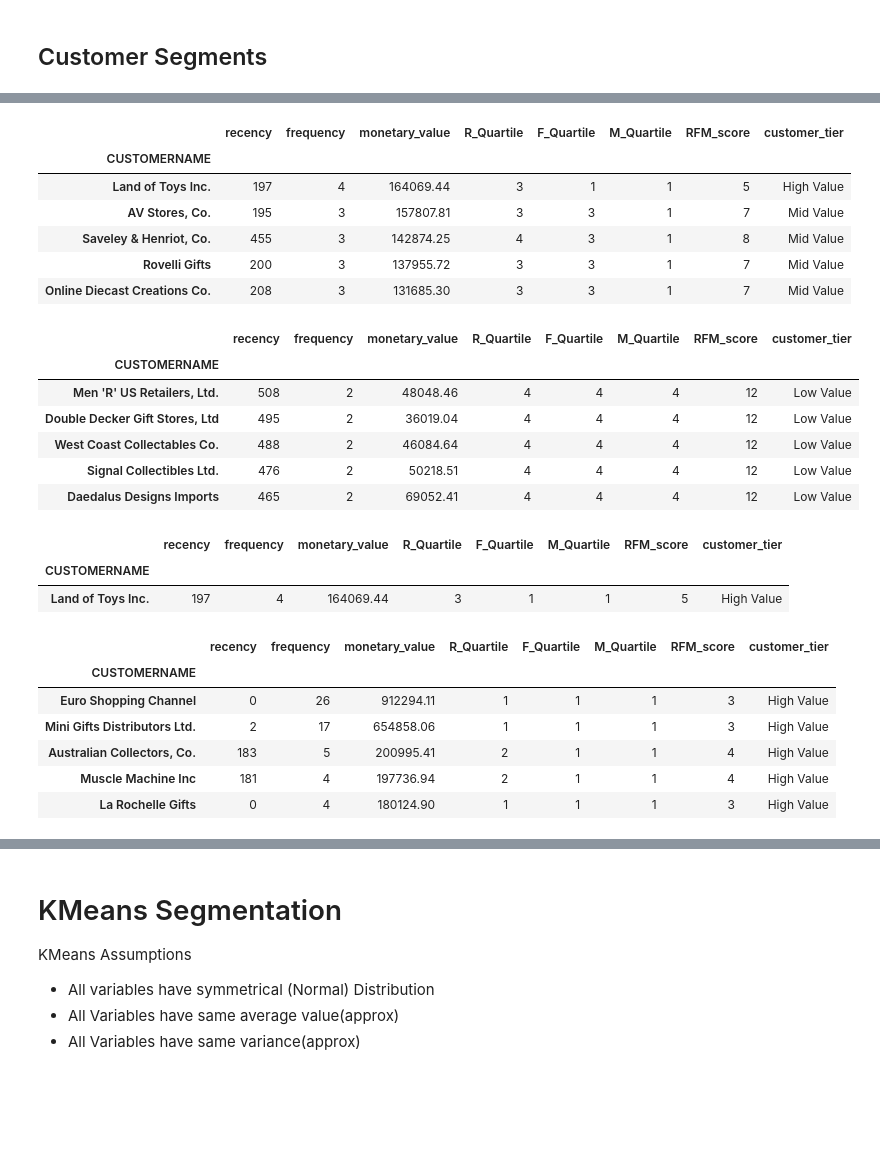
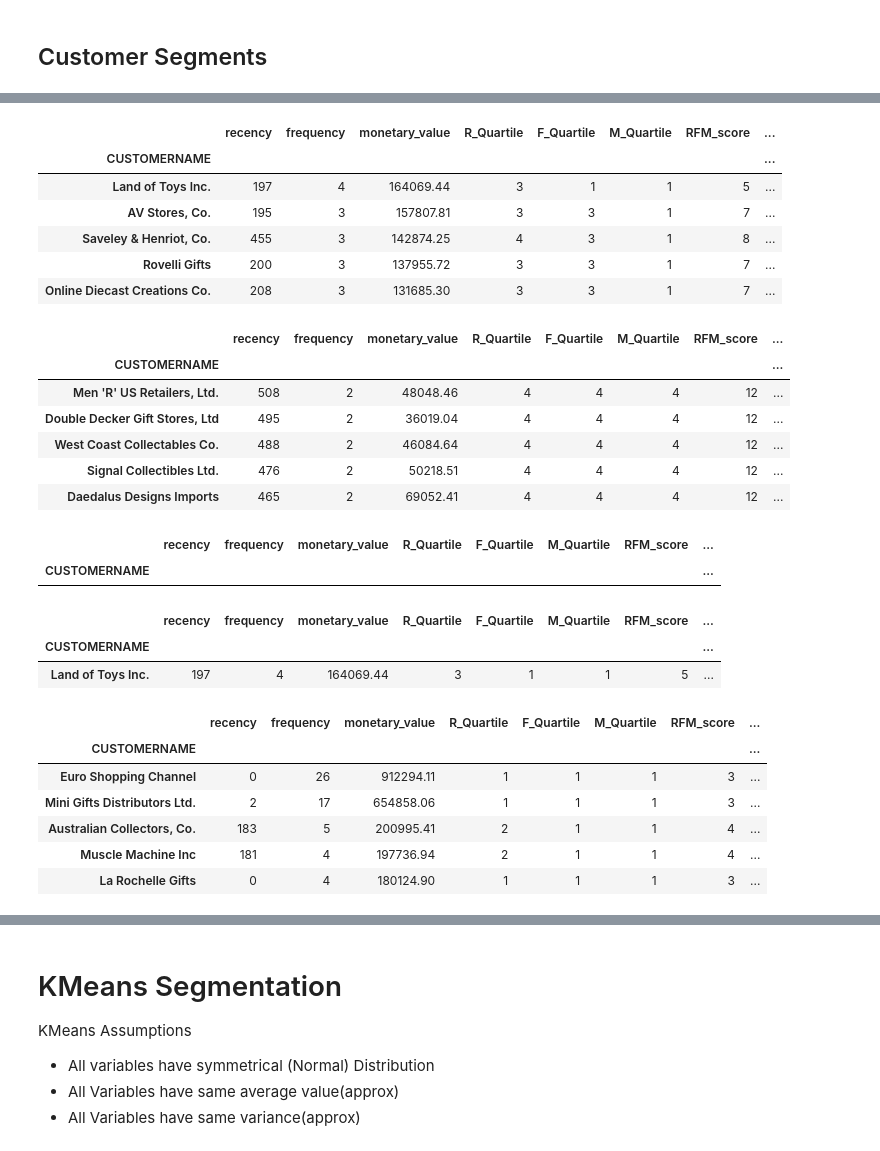
Before and after one commit to bundickm/Sales-Analysis-and-Dashboard, a Jupyter notebook: RFM_Analysis.ipynb, the cells around one changed output, grey strips where cells are left out. Saved outputs shown, nothing was run; the diff lists cells and outputs as text; code cells hidden in the pictures; blank space fills up the shorter version.

```diff
--- a/RFM_Analysis.ipynb
+++ b/RFM_Analysis.ipynb
@@ -149,14 +168,16 @@ rfm_table.head()
 | Anna's Decorations, Ltd | 83 | 4 | 153996.13 | 2 | 1 | 1 | 4 |
 | Atelier graphique | 187 | 3 | 24179.96 | 3 | 3 | 4 | 10 |
 # %%
-def rfm_customer_tier(score):
-  if score <= 5:
-    return 'High Value'
-  elif score <= 9:
-    return 'Mid Value'
+def rfm_customer_grade(score):
+  if score <= 4:
+    return 'A'
+  elif score <= 7:
+    return 'B'
+  elif score <= 10:
+    return 'C'
   else:
-    return 'Low Value'
+    return 'D'
 
-rfm_table['customer_tier'] = rfm_table['RFM_score'].apply(rfm_customer_tier)
+rfm_table['customer_grade'] = rfm_table['RFM_score'].apply(rfm_customer_grade)
 rfm_table.head()
 # %% [output]
@@ -170,7 +191,7 @@ rfm_table.head()
 # %% [markdown]
 ## Customer Segments
 # %%
-def RFM_conditional(recency=None, frequency=None, monetary=None):
+def RFM_segment(recency=None, frequency=None, monetary=None):
   condition = None
 
   if recency is not None:
@@ -205,39 +226,45 @@ rfm_table[RFM_conditional(1,1,1)].sort_values('monetary_value', ascending=False)
 # Customers on Verge of Churn
 rfm_table[rfm_table['R_Quartile'] >= 3].sort_values('monetary_value', ascending=False).head()
 # %% [output]
-|  | recency | frequency | monetary_value | R_Quartile | F_Quartile | M_Quartile | RFM_score | customer_tier |
-| CUSTOMERNAME |  |  |  |  |  |  |  |  |
-| Land of Toys Inc. | 197 | 4 | 164069.44 | 3 | 1 | 1 | 5 | High Value |
-| AV Stores, Co. | 195 | 3 | 157807.81 | 3 | 3 | 1 | 7 | Mid Value |
-| Saveley & Henriot, Co. | 455 | 3 | 142874.25 | 4 | 3 | 1 | 8 | Mid Value |
-| Rovelli Gifts | 200 | 3 | 137955.72 | 3 | 3 | 1 | 7 | Mid Value |
-| Online Diecast Creations Co. | 208 | 3 | 131685.30 | 3 | 3 | 1 | 7 | Mid Value |
+|  | recency | frequency | monetary_value | R_Quartile | F_Quartile | M_Quartile | RFM_score | ... |
+| CUSTOMERNAME |  |  |  |  |  |  |  | ... |
+| Land of Toys Inc. | 197 | 4 | 164069.44 | 3 | 1 | 1 | 5 | ... |
+| AV Stores, Co. | 195 | 3 | 157807.81 | 3 | 3 | 1 | 7 | ... |
+| Saveley & Henriot, Co. | 455 | 3 | 142874.25 | 4 | 3 | 1 | 8 | ... |
+| Rovelli Gifts | 200 | 3 | 137955.72 | 3 | 3 | 1 | 7 | ... |
+| Online Diecast Creations Co. | 208 | 3 | 131685.30 | 3 | 3 | 1 | 7 | ... |
 # %%
 # Lost Cheap Customers
-rfm_table[RFM_conditional(4,4,4)].sort_values('recency', ascending=False).head()
+rfm_table[RFM_segment(4,4,4)].sort_values('recency', ascending=False).head()
 # %% [output]
-|  | recency | frequency | monetary_value | R_Quartile | F_Quartile | M_Quartile | RFM_score | customer_tier |
-| CUSTOMERNAME |  |  |  |  |  |  |  |  |
-| Men 'R' US Retailers, Ltd. | 508 | 2 | 48048.46 | 4 | 4 | 4 | 12 | Low Value |
-| Double Decker Gift Stores, Ltd | 495 | 2 | 36019.04 | 4 | 4 | 4 | 12 | Low Value |
-| West Coast Collectables Co. | 488 | 2 | 46084.64 | 4 | 4 | 4 | 12 | Low Value |
-| Signal Collectibles Ltd. | 476 | 2 | 50218.51 | 4 | 4 | 4 | 12 | Low Value |
-| Daedalus Designs Imports | 465 | 2 | 69052.41 | 4 | 4 | 4 | 12 | Low Value |
+|  | recency | frequency | monetary_value | R_Quartile | F_Quartile | M_Quartile | RFM_score | ... |
+| CUSTOMERNAME |  |  |  |  |  |  |  | ... |
+| Men 'R' US Retailers, Ltd. | 508 | 2 | 48048.46 | 4 | 4 | 4 | 12 | ... |
+| Double Decker Gift Stores, Ltd | 495 | 2 | 36019.04 | 4 | 4 | 4 | 12 | ... |
+| West Coast Collectables Co. | 488 | 2 | 46084.64 | 4 | 4 | 4 | 12 | ... |
+| Signal Collectibles Ltd. | 476 | 2 | 50218.51 | 4 | 4 | 4 | 12 | ... |
+| Daedalus Designs Imports | 465 | 2 | 69052.41 | 4 | 4 | 4 | 12 | ... |
+# %%
+# Lost High Value Customers
+rfm_table[RFM_segment(4,1,1)].sort_values('recency', ascending=False).head()
+# %% [output]
+|  | recency | frequency | monetary_value | R_Quartile | F_Quartile | M_Quartile | RFM_score | ... |
+| CUSTOMERNAME |  |  |  |  |  |  |  | ... |
 # %%
 # Almost Lost High Value Customers
-rfm_table[RFM_conditional(3,1,1)].sort_values('recency', ascending=False).head()
+rfm_table[RFM_segment(3,1,1)].sort_values('recency', ascending=False).head()
 # %% [output]
-|  | recency | frequency | monetary_value | R_Quartile | F_Quartile | M_Quartile | RFM_score | customer_tier |
-| CUSTOMERNAME |  |  |  |  |  |  |  |  |
-| Land of Toys Inc. | 197 | 4 | 164069.44 | 3 | 1 | 1 | 5 | High Value |
+|  | recency | frequency | monetary_value | R_Quartile | F_Quartile | M_Quartile | RFM_score | ... |
+| CUSTOMERNAME |  |  |  |  |  |  |  | ... |
+| Land of Toys Inc. | 197 | 4 | 164069.44 | 3 | 1 | 1 | 5 | ... |
 # %%
 # Loyal Customers
 rfm_table[rfm_table['F_Quartile'] <= 2 ].sort_values('monetary_value', ascending=False).head()
 # %% [output]
-|  | recency | frequency | monetary_value | R_Quartile | F_Quartile | M_Quartile | RFM_score | customer_tier |
-| CUSTOMERNAME |  |  |  |  |  |  |  |  |
-| Euro Shopping Channel | 0 | 26 | 912294.11 | 1 | 1 | 1 | 3 | High Value |
-| Mini Gifts Distributors Ltd. | 2 | 17 | 654858.06 | 1 | 1 | 1 | 3 | High Value |
-| Australian Collectors, Co. | 183 | 5 | 200995.41 | 2 | 1 | 1 | 4 | High Value |
-| Muscle Machine Inc | 181 | 4 | 197736.94 | 2 | 1 | 1 | 4 | High Value |
-| La Rochelle Gifts | 0 | 4 | 180124.90 | 1 | 1 | 1 | 3 | High Value |
+|  | recency | frequency | monetary_value | R_Quartile | F_Quartile | M_Quartile | RFM_score | ... |
+| CUSTOMERNAME |  |  |  |  |  |  |  | ... |
+| Euro Shopping Channel | 0 | 26 | 912294.11 | 1 | 1 | 1 | 3 | ... |
+| Mini Gifts Distributors Ltd. | 2 | 17 | 654858.06 | 1 | 1 | 1 | 3 | ... |
+| Australian Collectors, Co. | 183 | 5 | 200995.41 | 2 | 1 | 1 | 4 | ... |
+| Muscle Machine Inc | 181 | 4 | 197736.94 | 2 | 1 | 1 | 4 | ... |
+| La Rochelle Gifts | 0 | 4 | 180124.90 | 1 | 1 | 1 | 3 | ... |
```
Also changed, not shown: parts of 17 cells of this notebook.
